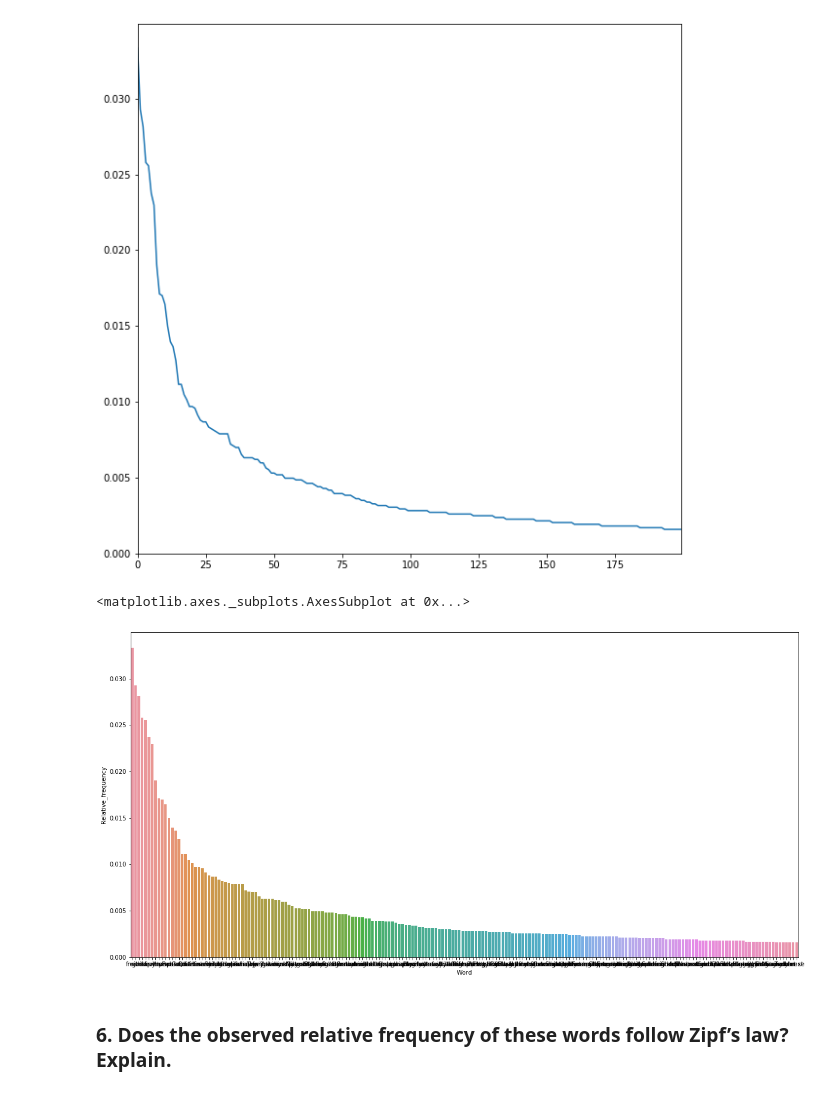
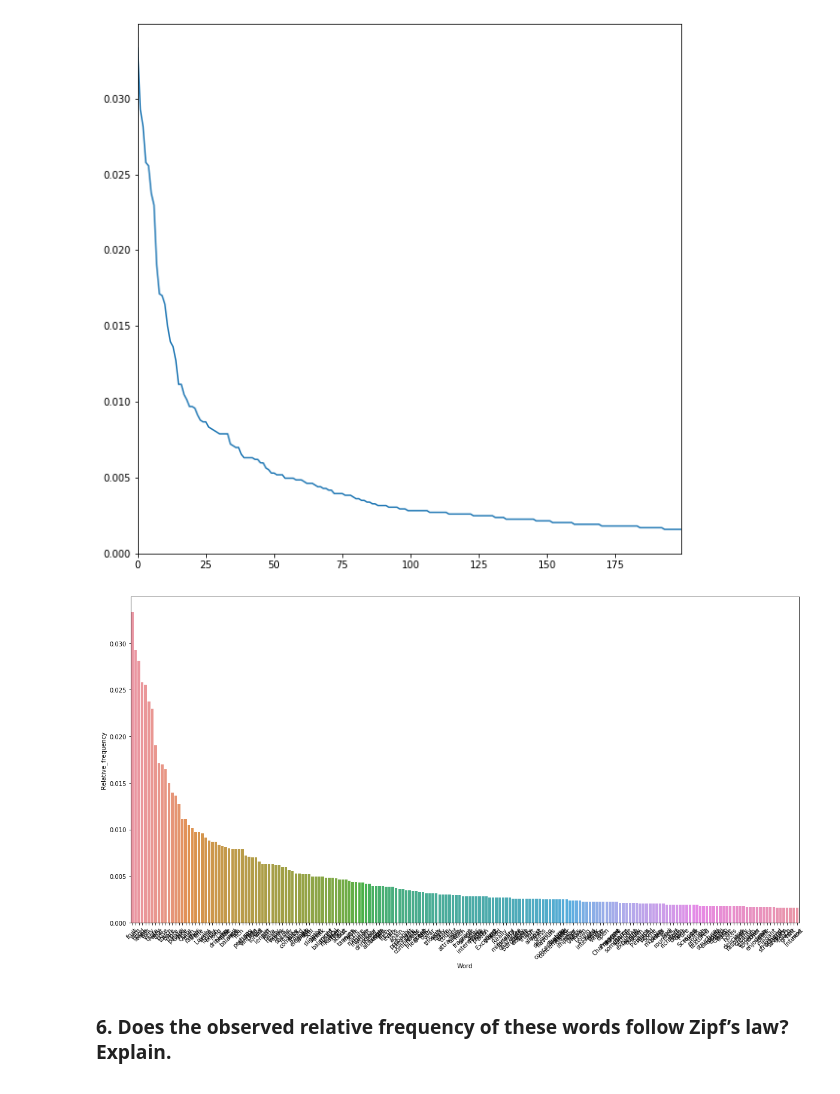
Before and after one commit to anilak1978/data620, a Jupyter notebook: Assignment 4/Assignment_High_Frequency_Words.ipynb, the cells around one changed output. Drawn from its saved outputs; the diff is of its cells as text; code cells hidden in the pictures.

```diff
--- a/Assignment 4/Assignment_High_Frequency_Words.ipynb
+++ b/Assignment 4/Assignment_High_Frequency_Words.ipynb
@@ -253,10 +253,11 @@ df['Relative_frequency'].plot()
 # %%
 # plot the relative frequency as a bar chart for each word
 plt.figure(3,figsize=(20,10))
 sns.barplot(df.Word, df.Relative_frequency)
+plt.xticks(rotation=45)
+plt.show()
 # %% [output]
-<matplotlib.axes._subplots.AxesSubplot at 0x...>
-[figure, old version]
+[figure, new version]
 # %% [markdown]
 ### 6. Does the observed relative frequency of these words follow Zipf’s law? Explain.
 # %% [markdown]
```
Also changed, not shown: parts of 3 cells of this notebook.
